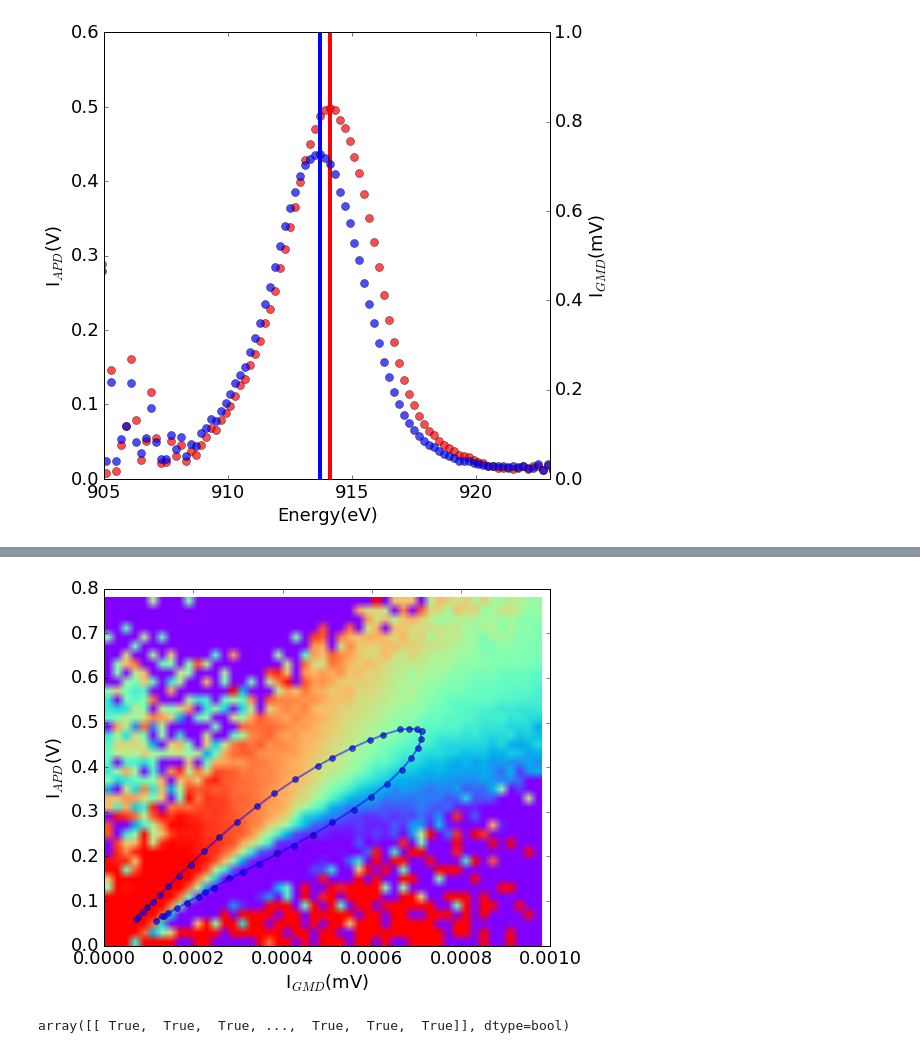
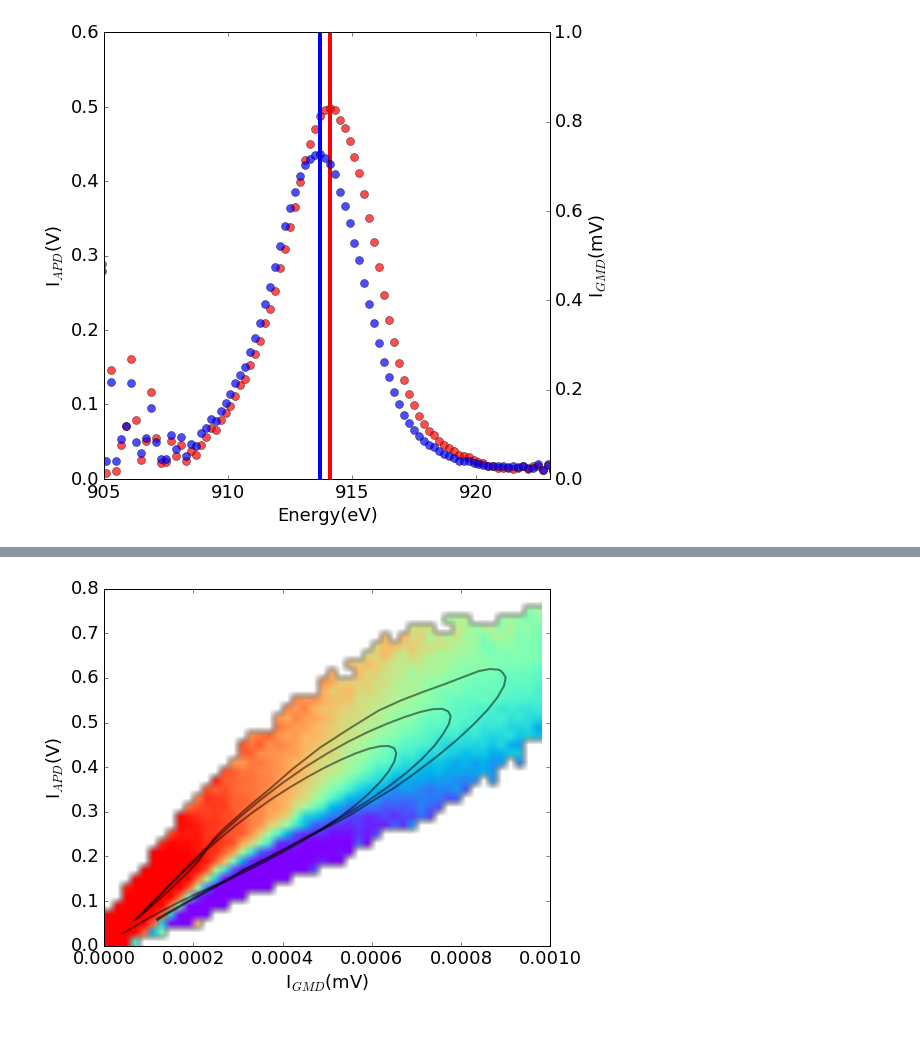
Before and after one commit to sioan/softXRayDataAndControls, a Jupyter notebook: experimentSpecificFiles/sxri0414/for_pub/regression_approach_run60.ipynb, the cells around one changed output, grey strips where cells are left out. Saved outputs shown, nothing was run; the diff lists cells and outputs as text; code cells hidden in the pictures.

```diff
--- a/experimentSpecificFiles/sxri0414/for_pub/regression_approach_run60.ipynb
+++ b/experimentSpecificFiles/sxri0414/for_pub/regression_approach_run60.ipynb
@@ -476,8 +515,25 @@ def gaussian_mod(offset):
     return gaussian
 
 my_colors = ['b','g','c']
-axes = figure().add_subplot(111)
+fig, axes = plt.subplots(1, sharex=True)
 axes.imshow((IvsI0_hist[0][::-1,:]+1),cmap='hot',interpolation='bilinear',clim=(0,400),extent=(0,max(x_bins),0,max(y_bins)),aspect=1.0/1e3)
+####
+#cax = axes.imshow((IvsI0_hist[0][::-1,:]+1),cmap='hot',interpolation='bilinear',clim=(0,400),extent=(0,max(x_bins),0,max(y_bins)),aspect=1.0/1e3)
+
+#cbar = fig.colorbar(cax, ticks=[0, 200, 400])
+#cbar.ax.set_yticklabels(['0', '200', '400'])  # vertically oriented colorbar
+###########
+
+#fig, (axes) = plt.subplots(ncols=1)
+
+#img1 = axes.imshow(IvsI0_hist[0][::-1,:]+1)
+#divider = make_axes_locatable(axes)
+#cax1 = divider.append_axes("right", size="5%", pad=0.05)
+#fig.colorbar(img1, cax=cax1)
+
+
+
+
 ylabel("I$_{APD}$(V)")
 xlabel("I$_{GMD}$(mV)")
 my_counter = 0
@@ -494,8 +550,15 @@ for i in [[.4,.56]]:
 
     my_counter +=1
 
-axes.plot(arange(0,0.0015,.0001),my_slope[0]*arange(0,0.0015,.0001)+my_slope[1],'k-',linewidth=1.5,alpha=0.7)
-axes.plot(array(GMD_spectra_amplitude).transpose()[2],array(acq_spectra_amplitude).transpose()[2],'ko',alpha=50)
+#test_data = array([I0vsFEE_average,IvsFEE_average])
+#savetxt("test.dat",test_data)
+#imported_data = loadtxt("test.dat")
+axes.plot(I0vsFEE_average,IvsFEE_average,'o',markersize=6,alpha = 0.7,color='b')
+#plot(imported_data[0],imported_data[1])
+#show()
+
+axes.plot(arange(0,0.0015,.0001),my_slope[0]*arange(0,0.0015,.0001)+my_slope[1],'g-',linewidth=1.5,alpha=0.9)
+axes.plot(array(GMD_spectra_amplitude).transpose()[2],array(acq_spectra_amplitude).transpose()[2],'go',alpha=50)
 axes.set_xlim(0,0.001)
 axes.set_ylim(0,0.8)
 axes.set_xticks(arange(0,0.0011,0.00025))
@@ -507,6 +644,10 @@ show()
 # %%
 fee_mask = array(fee<0.8)
 IvsI0_hist = binned_statistic_dd([y[fee_mask],x[fee_mask]],my_dict['ebeam/photon_energy'][my_mask][fee_mask],bins=[y_bins,x_bins],statistic='mean')
+IvsI0_count = (binned_statistic_dd([y[fee_mask],x[fee_mask]],fee[fee_mask],bins=[y_bins,x_bins],statistic='count')[0]>10).astype(float)
+IvsI0_count[IvsI0_count==False] = nan
+IvsI0_count[IvsI0_count==True] = 1
+
 #IvsI0_hist = binned_statistic_dd([y,x],my_dict['ebeam/photon_energy'][my_mask],bins=[y_bins,x_bins],statistic='mean')
 #IvsI0_hist = binned_statistic_dd([y,x],fee,bins=[y_bins,x_bins],statistic='mean')
 def gaussian(x, x0,sigma,a):
@@ -516,39 +657,37 @@ def gaussian(x, x0,sigma,a):
 
 def gaussian_mod(offset):
     def gaussian(x, x0,sigma,a):
         return a*exp(-(x-x0)**2/(2*sigma**2))+offset
     return gaussian
 
 my_colors = ['b','g','c']
 axes = figure().add_subplot(111)
-axes.imshow((nan_to_num(IvsI0_hist[0][::-1,:])),cmap='rainbow',interpolation='bilinear',clim=(912,916.5),extent=(0,max(x_bins),0,max(y_bins)),aspect=1.0/1e3)
+axes.imshow((((IvsI0_count*IvsI0_hist[0])[::-1,:])),cmap='rainbow',interpolation='bilinear',clim=(912,916.5),extent=(0,max(x_bins),0,max(y_bins)),aspect=1.0/1e3)
 ylabel("I$_{APD}$(V)")
 xlabel("I$_{GMD}$(mV)")
 my_counter = 0
 #for i in [[.60,1],[.4,.56],[.0,.4]]:
-for i in [[.4,.56]]:
+
+
+for i in [[.60,0.8],[.5,.6],[.4,.5]]:
     IvsFEE_average,I0vsFEE_average,e_bins = make_IvsI0(i[0],i[1],45,82)
-    axes.plot(I0vsFEE_average,IvsFEE_average,'o',markersize=6,alpha = 0.7,color=my_colors[my_counter])
+    #axes.plot(I0vsFEE_average,IvsFEE_average,'o',markersize=6,alpha = 0.7,color=my_colors[my_counter])
     poptIvsFee, pcovIvsFee = curve_fit(gaussian, e_bins[:-1],IvsFEE_average,p0=[914,5,1])
     poptI0vsFee, pcovI0vsFee = curve_fit(gaussian, e_bins[:-1],I0vsFEE_average,p0=[914,5,.001])
-    axes.plot(savgol_filter(I0vsFEE_average,11,3),savgol_filter(IvsFEE_average,11,3),alpha=0.5,linewidth=2,color=my_colors[my_counter])
+    axes.plot(savgol_filter(I0vsFEE_average,11,3),savgol_filter(IvsFEE_average,11,3),alpha=0.5,linewidth=2,color='k')
     #poptIvsFee, pcovIvsFee = curve_fit(gaussian_mod(-0.00), e_bins[:-1],IvsFEE_average,p0=[914,5,1])
     #poptI0vsFee, pcovI0vsFee = curve_fit(gaussian_mod(-1e-5), e_bins[:-1],I0vsFEE_average,p0=[914,5,.001])
     #axes.plot(gaussian(e_bins,*poptI0vsFee),gaussian(e_bins,*poptIvsFee),alpha=0.5,linewidth=4,color=my_colors[my_counter])
 
     my_counter +=1
 
 #axes.plot(arange(0,0.0015,.0001),my_slope[0]*arange(0,0.0015,.0001)+my_slope[1],'k-',linewidth=1.5,alpha=0.7)
 #axes.plot(array(GMD_spectra_amplitude).transpose()[2],array(acq_spectra_amplitude).transpose()[2],'ko',alpha=50)
 #axes.set_xlim(0,0.001)
 #axes.set_ylim(0,0.8)
 #axes.set_xticks(arange(0,0.0011,0.00025))
 #axes.set_xticklabels(["0","0.25","0.5","0.75","1.0"])
 #axes.set_yticks(arange(0,0.9,0.2))
 show()
 # %% [output]
-[figure, old version]
+[figure, new version]
-# %%
-fee_mask
-# %% [output]
-array([[ True,  True,  True, ...,  True,  True,  True]], dtype=bool)
```
Also changed, not shown: parts of 27 cells of this notebook, 5 other files.
